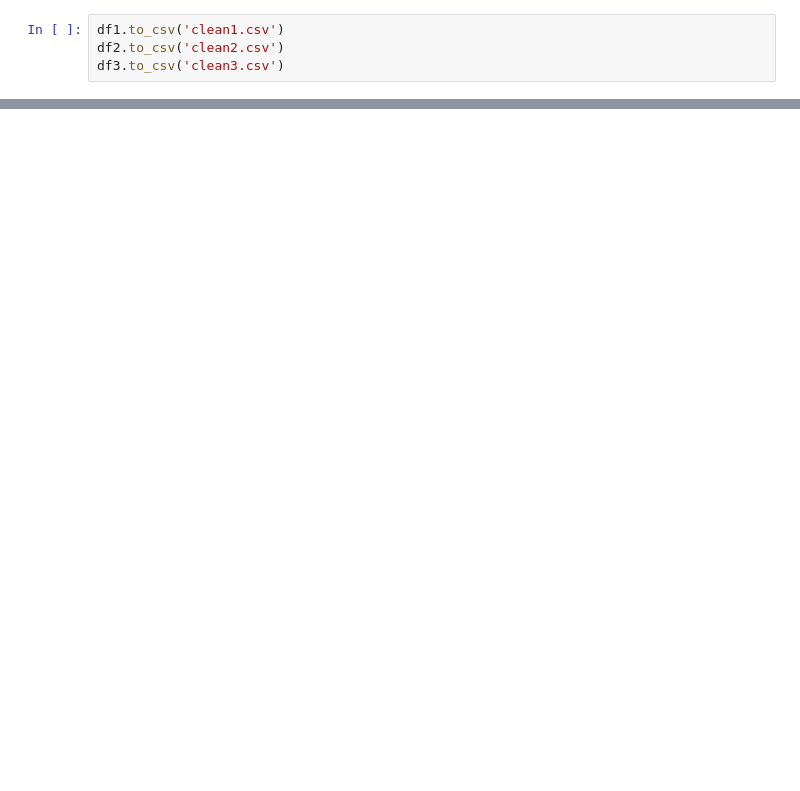
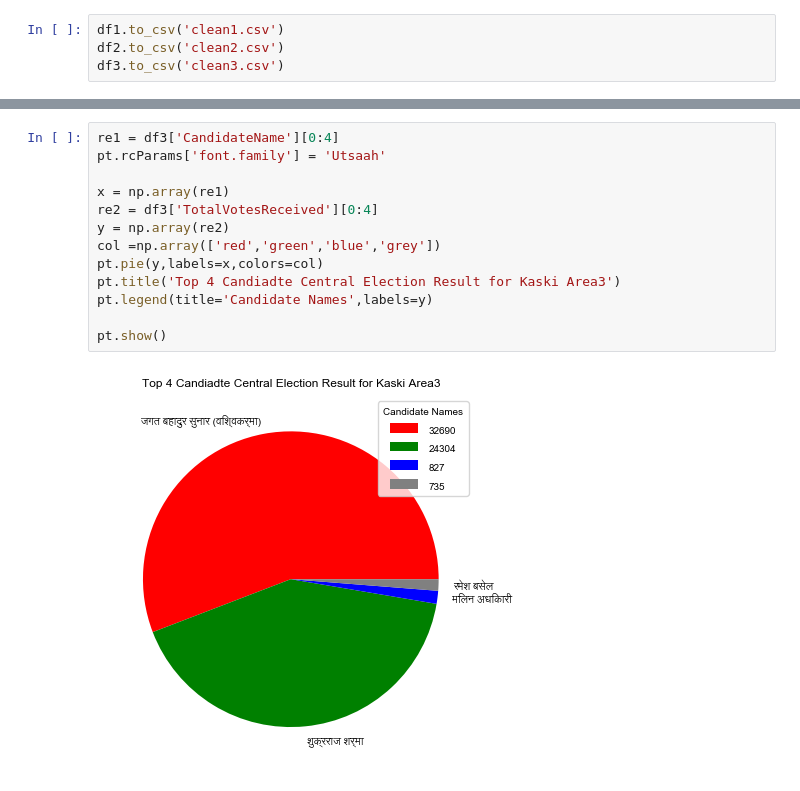
Before and after one commit to bishal2059/datathon_ices, a Jupyter notebook: Datathon Final dataset/Central election 2074/gandaki/kaski/Note-Kaski.ipynb, the cells around one changed output, grey strips where cells are left out. Cells and saved outputs as stored; diff of their text form; blank space fills up the shorter version.

```diff
--- a/Datathon Final dataset/Central election 2074/gandaki/kaski/Note-Kaski.ipynb
+++ b/Datathon Final dataset/Central election 2074/gandaki/kaski/Note-Kaski.ipynb
@@ -134,0 +166,15 @@ pt.show()
+# %%
+re1 = df3['CandidateName'][0:4]
+pt.rcParams['font.family'] = 'Utsaah'
+
+x = np.array(re1)
+re2 = df3['TotalVotesReceived'][0:4]
+y = np.array(re2)
+col =np.array(['red','green','blue','grey'])
+pt.pie(y,labels=x,colors=col)
+pt.title('Top 4 Candiadte Central Election Result for Kaski Area3')
+pt.legend(title='Candidate Names',labels=y)
+
+pt.show()
+# %% [output]
+[figure, added]
```
Also changed, not shown: parts of 4 cells of this notebook, 19 other files.
